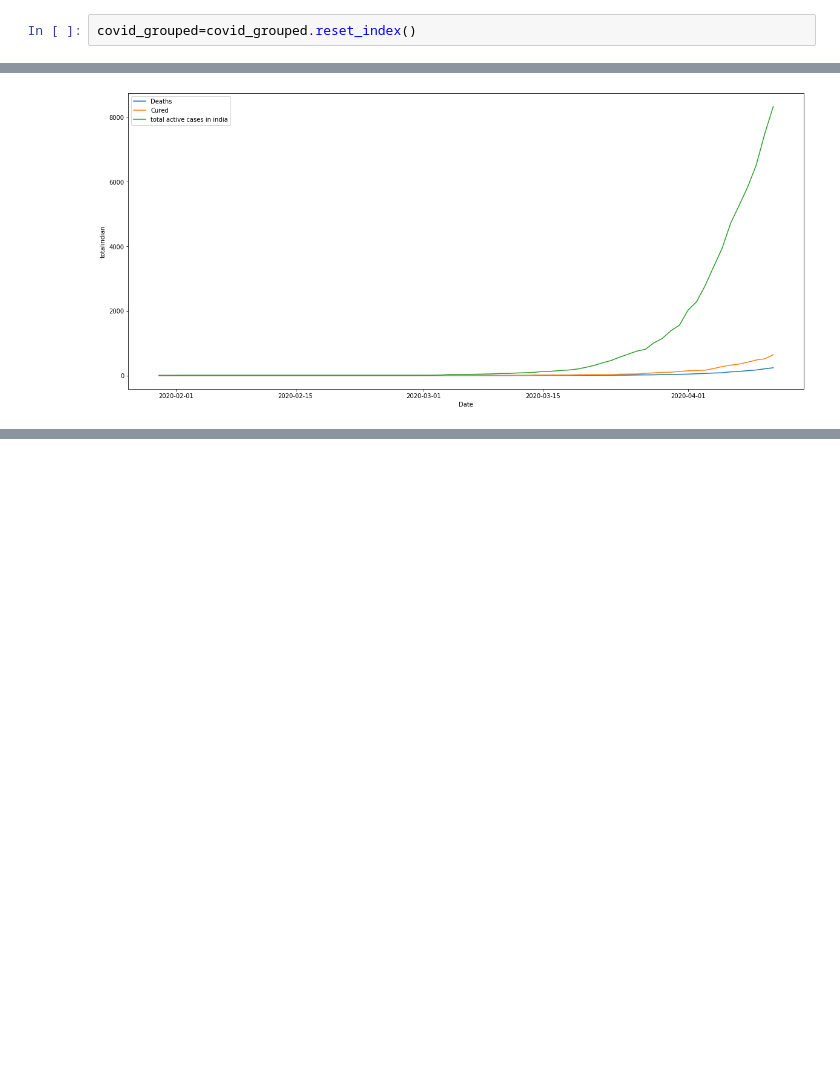
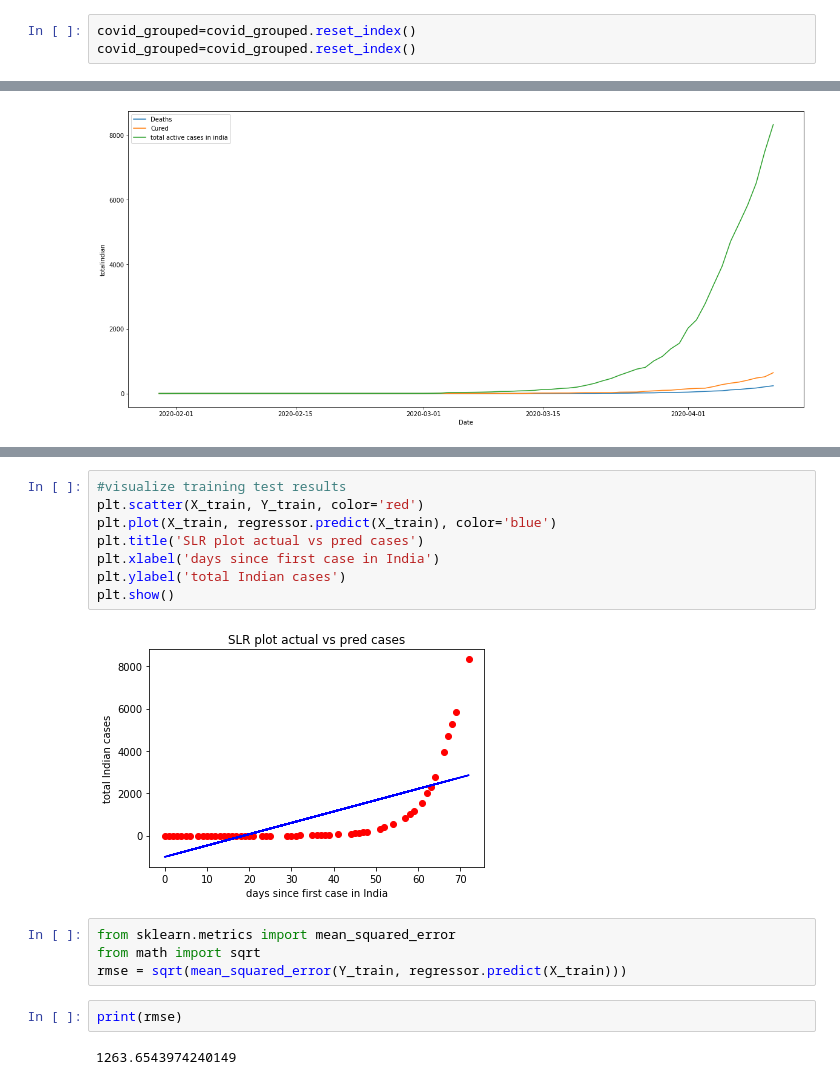
Before and after one commit to illuminati-80/prediction_project, a Jupyter notebook: covid-branch.ipynb, the cells around one changed output, grey strips where cells are left out. Cells and saved outputs as stored; diff of their text form; blank space fills up the shorter version.

```diff
--- a/covid-branch.ipynb
+++ b/covid-branch.ipynb
@@ -392,3 +392,4 @@ covid_grouped.tail(15)
 | 2020-04-11 | 643 | 239 | 7447 | 8329 |
 # %%
 covid_grouped=covid_grouped.reset_index()
+covid_grouped=covid_grouped.reset_index()
@@ -427,0 +503,18 @@ To register the converters:
+# %%
+#visualize training test results
+plt.scatter(X_train, Y_train, color='red')
+plt.plot(X_train, regressor.predict(X_train), color='blue')
+plt.title('SLR plot actual vs pred cases')
+plt.xlabel('days since first case in India')
+plt.ylabel('total Indian cases')
+plt.show()
+# %% [output]
+[figure, added]
+# %%
+from sklearn.metrics import mean_squared_error
+from math import sqrt
+rmse = sqrt(mean_squared_error(Y_train, regressor.predict(X_train)))
+# %%
+print(rmse)
+# %% [output]
+1263.6543974240149
```
Also changed, not shown: parts of 22 cells of this notebook.
